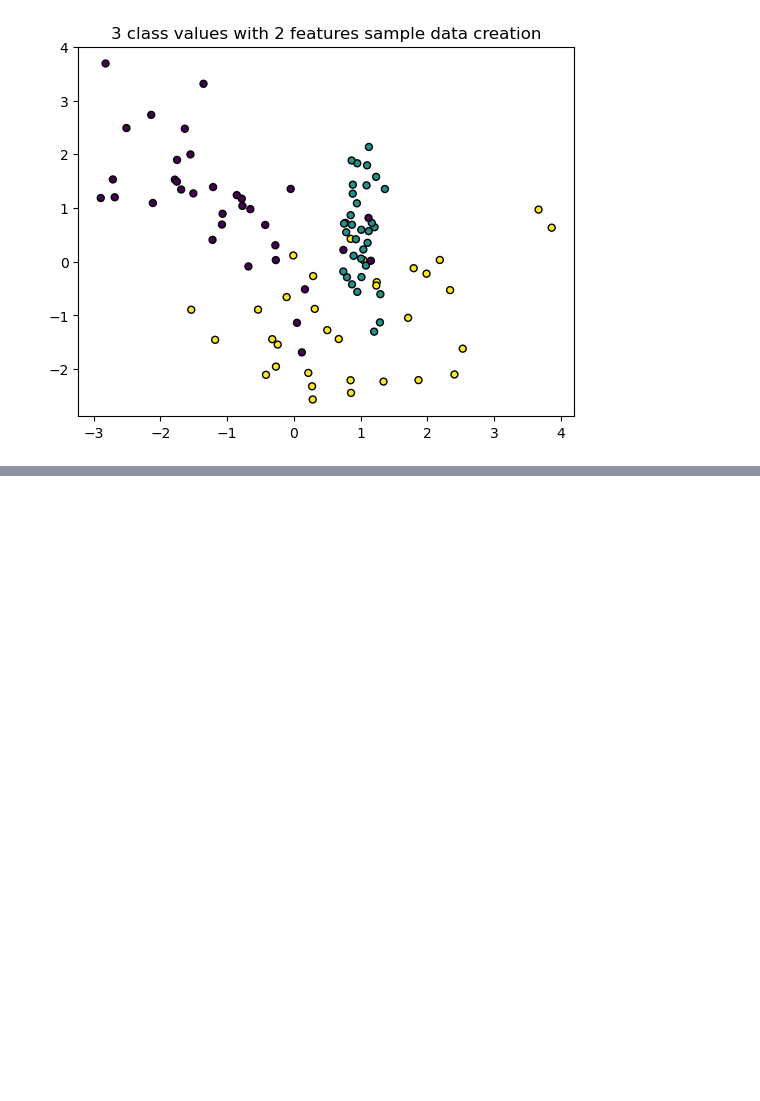
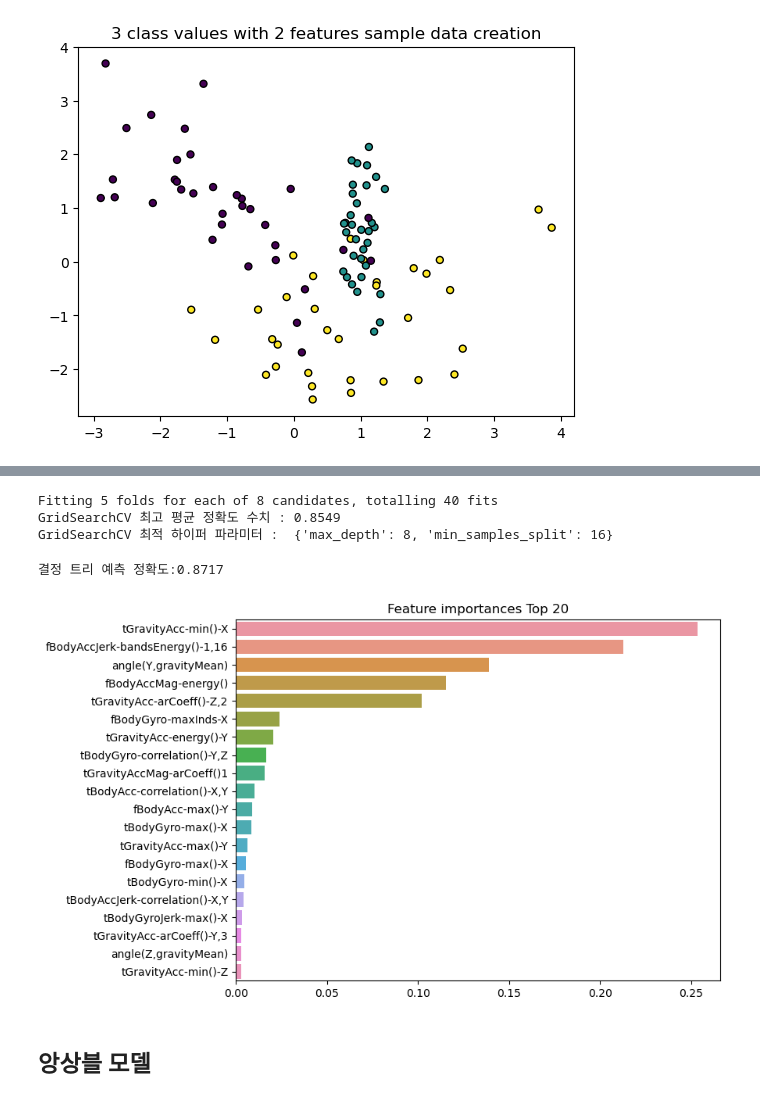
Before and after one commit to poporago/study_repo, a Jupyter notebook: scikit-learn/ch4분류.ipynb, the cells around one changed output, grey strips where cells are left out. Drawn from its saved outputs; the diff is of its cells as text; code cells hidden in the pictures; blank space fills up the shorter version.

```diff
--- a/scikit-learn/ch4분류.ipynb
+++ b/scikit-learn/ch4분류.ipynb
@@ -102,0 +194,2 @@ visualize_boundary(dt_clf, X_features, y_labels)
+# %%
+X_train, X_test, y_train, y_test = get_human_dataset()
@@ -102,0 +268,9 @@ visualize_boundary(dt_clf, X_features, y_labels)
+# %%
+max_depths = [6, 8, 10, 12, 16, 20 ,24]
+#max_depth값을 변화시키면서 그떄마다 학습과 테스트 세트에서의 예측 성능 측정
+for depth in max_depths:
+    dt_clf = DecisionTreeClassifier(max_depth=depth, min_samples_split=16, random_state=156)
+    dt_clf.fit(X_train,y_train)
+    pred = dt_clf.predict(X_test)
+    accuracy = accuracy_score(y_test,pred)
+    print('max_depth = {} 정확도 : {:.4f}'.format(depth,accuracy))
@@ -102,0 +285,37 @@ visualize_boundary(dt_clf, X_features, y_labels)
+# %%
+#max_depth와 min_samples_split을 같이 변경
+params = {
+    'max_depth' : [ 8, 12, 16,20],
+    'min_samples_split' : [16,24],
+}
+
+grid_cv = GridSearchCV(dt_clf, param_grid=params, scoring='accuracy', cv=5, verbose=1)
+grid_cv.fit(X_train, y_train)
+print('GridSearchCV 최고 평균 정확도 수치 : {:.4f}'.format(grid_cv.best_score_))
+print('GridSearchCV 최적 하이퍼 파라미터 : ', grid_cv.best_params_)
+# %% [output]
+Fitting 5 folds for each of 8 candidates, totalling 40 fits
+GridSearchCV 최고 평균 정확도 수치 : 0.8549
+GridSearchCV 최적 하이퍼 파라미터 :  {'max_depth': 8, 'min_samples_split': 16}
+# %%
+best_df_clf = grid_cv.best_estimator_
+pred1 = best_df_clf.predict(X_test)
+accuracy = accuracy_score(y_test, pred1)
+print('결정 트리 예측 정확도:{:.4f}'.format(accuracy))
+# %% [output]
+결정 트리 예측 정확도:0.8717
+# %%
+# feature importance 시각화
+
+feature_importances_values = best_df_clf.feature_importances_
+# Top 중요도로 정렬을 쉽게 하고, 시본의 막대그리프로 쉽게 표현하기 위해 시리즈 변환
+feature_importances = pd.Series(feature_importances_values, index= X_train.columns)
+top_20 = feature_importances.sort_values(ascending=False)[:20]
+plt.figure(figsize=(8,6))
+plt.title('Feature importances Top 20')
+sns.barplot(x=top_20, y=top_20.index)
+plt.show()
+# %% [output]
+[figure, added]
+# %% [markdown]
+## 앙상블 모델
```
Also changed, not shown: parts of 19 cells of this notebook.
